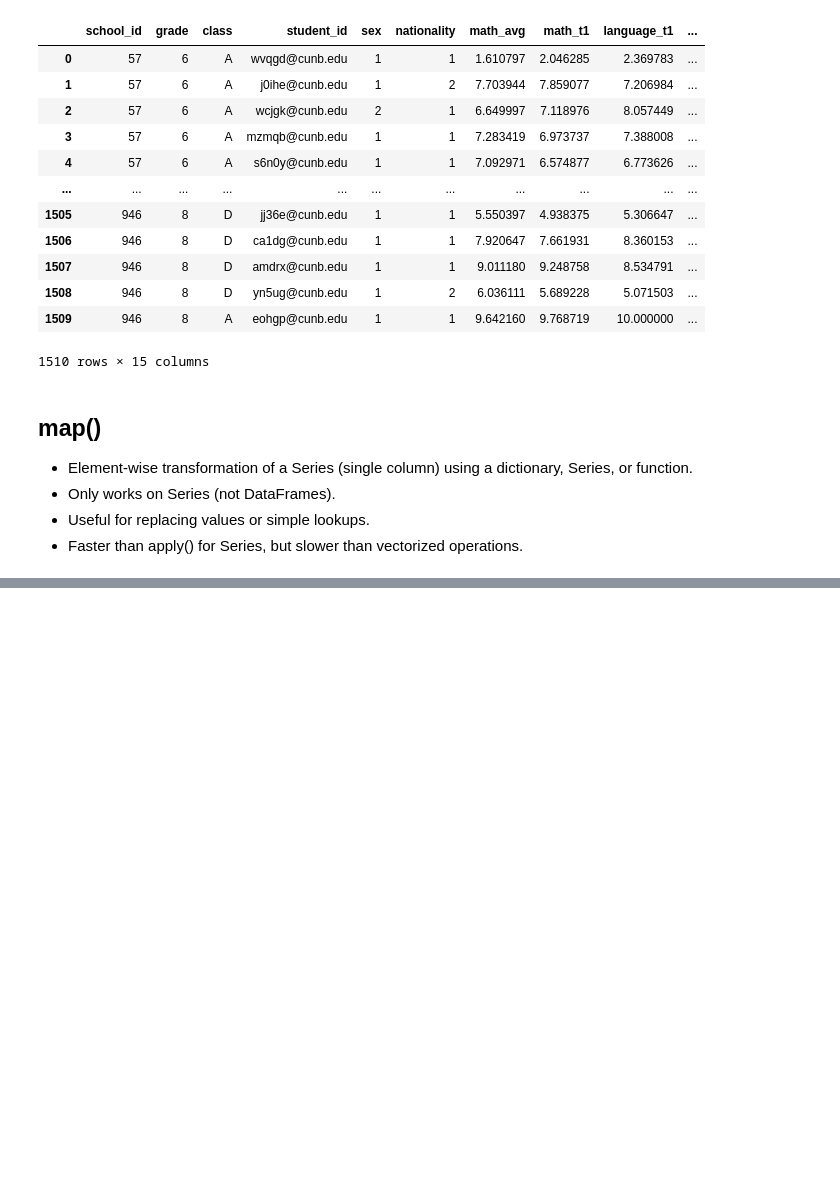
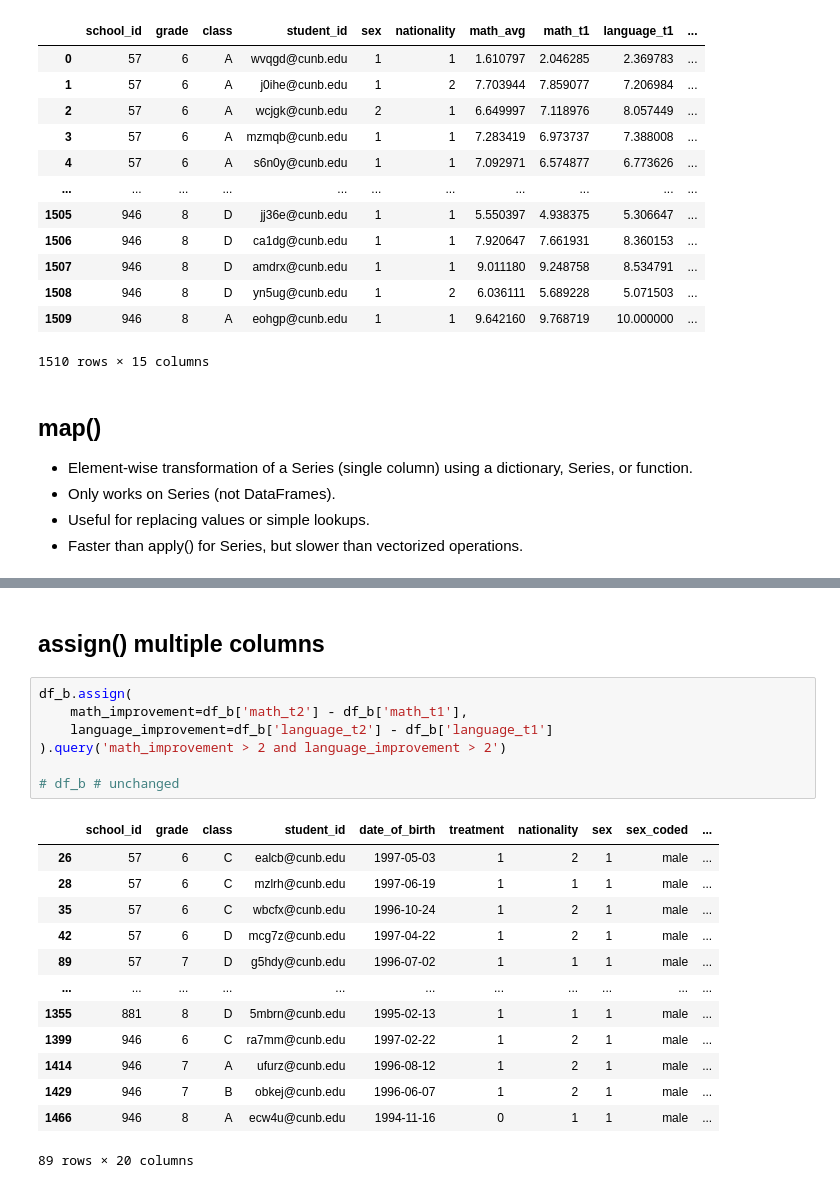
Before and after one commit to MaCoZu/python_notebooks, a Jupyter notebook: Pandas/04_Pandas_Transformations.ipynb, the cells around one changed output, grey strips where cells are left out. Saved outputs shown, nothing was run; the diff lists cells and outputs as text; blank space fills up the shorter version.

```diff
--- a/Pandas/04_Pandas_Transformations.ipynb
+++ b/Pandas/04_Pandas_Transformations.ipynb
@@ -225,0 +292,23 @@ Index(['school_id', 'grade', 'class', 'student_id', 'sex', 'nationality',
+# %% [markdown]
+## assign() multiple columns
+# %%
+df_b.assign(
+    math_improvement=df_b['math_t2'] - df_b['math_t1'],
+    language_improvement=df_b['language_t2'] - df_b['language_t1']
+).query('math_improvement > 2 and language_improvement > 2')
+
+# df_b # unchanged
+# %% [output]
+|  | school_id | grade | class | student_id | date_of_birth | treatment | nationality | sex | sex_coded | ... |
+| 26 | 57 | 6 | C | ealcb@cunb.edu | 1997-05-03 | 1 | 2 | 1 | male | ... |
+| 28 | 57 | 6 | C | mzlrh@cunb.edu | 1997-06-19 | 1 | 1 | 1 | male | ... |
+| 35 | 57 | 6 | C | wbcfx@cunb.edu | 1996-10-24 | 1 | 2 | 1 | male | ... |
+| 42 | 57 | 6 | D | mcg7z@cunb.edu | 1997-04-22 | 1 | 2 | 1 | male | ... |
+| 89 | 57 | 7 | D | g5hdy@cunb.edu | 1996-07-02 | 1 | 1 | 1 | male | ... |
+| ... | ... | ... | ... | ... | ... | ... | ... | ... | ... | ... |
+| 1355 | 881 | 8 | D | 5mbrn@cunb.edu | 1995-02-13 | 1 | 1 | 1 | male | ... |
+| 1399 | 946 | 6 | C | ra7mm@cunb.edu | 1997-02-22 | 1 | 2 | 1 | male | ... |
+| 1414 | 946 | 7 | A | ufurz@cunb.edu | 1996-08-12 | 1 | 2 | 1 | male | ... |
+| 1429 | 946 | 7 | B | obkej@cunb.edu | 1996-06-07 | 1 | 2 | 1 | male | ... |
+| 1466 | 946 | 8 | A | ecw4u@cunb.edu | 1994-11-16 | 0 | 1 | 1 | male | ... |
+89 rows × 20 columns
```
Also changed, not shown: parts of 38 cells of this notebook, 1 other file.
